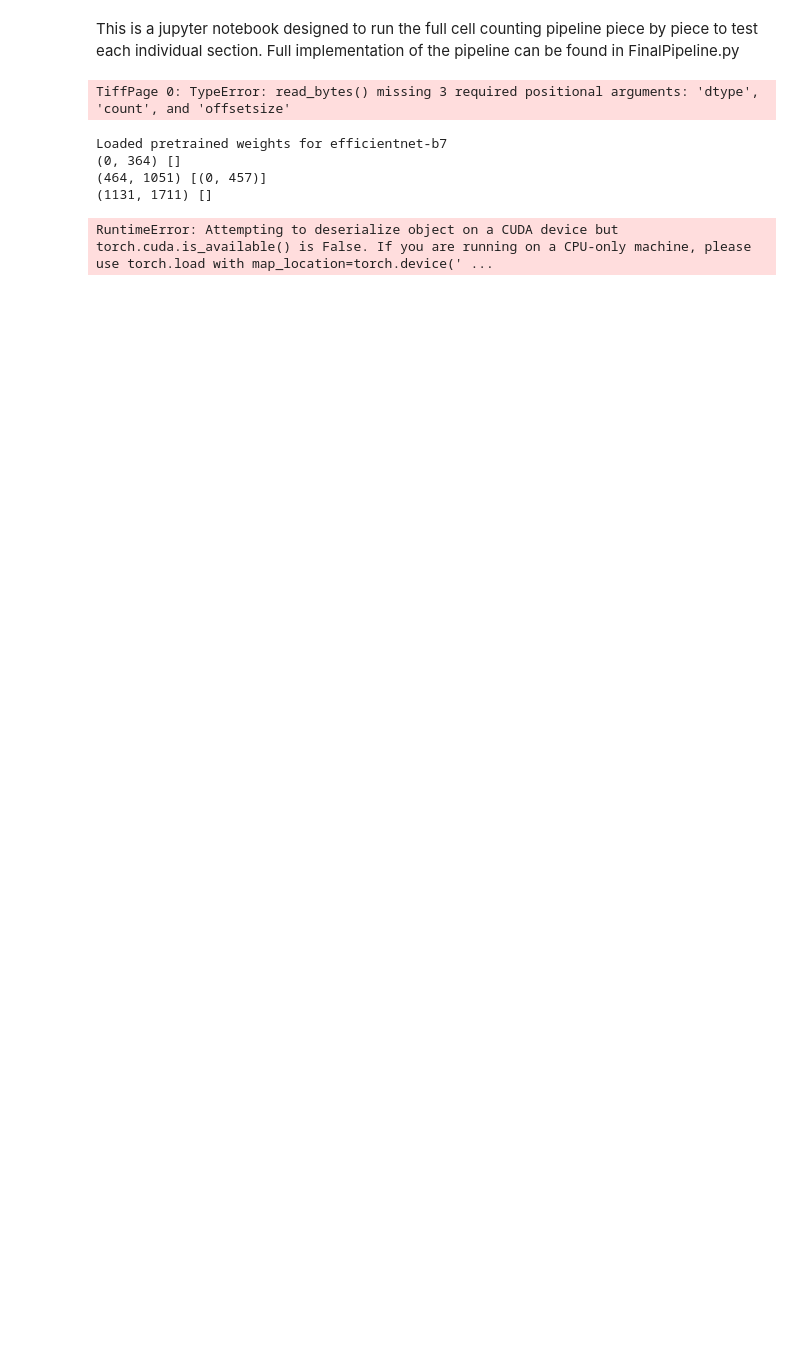
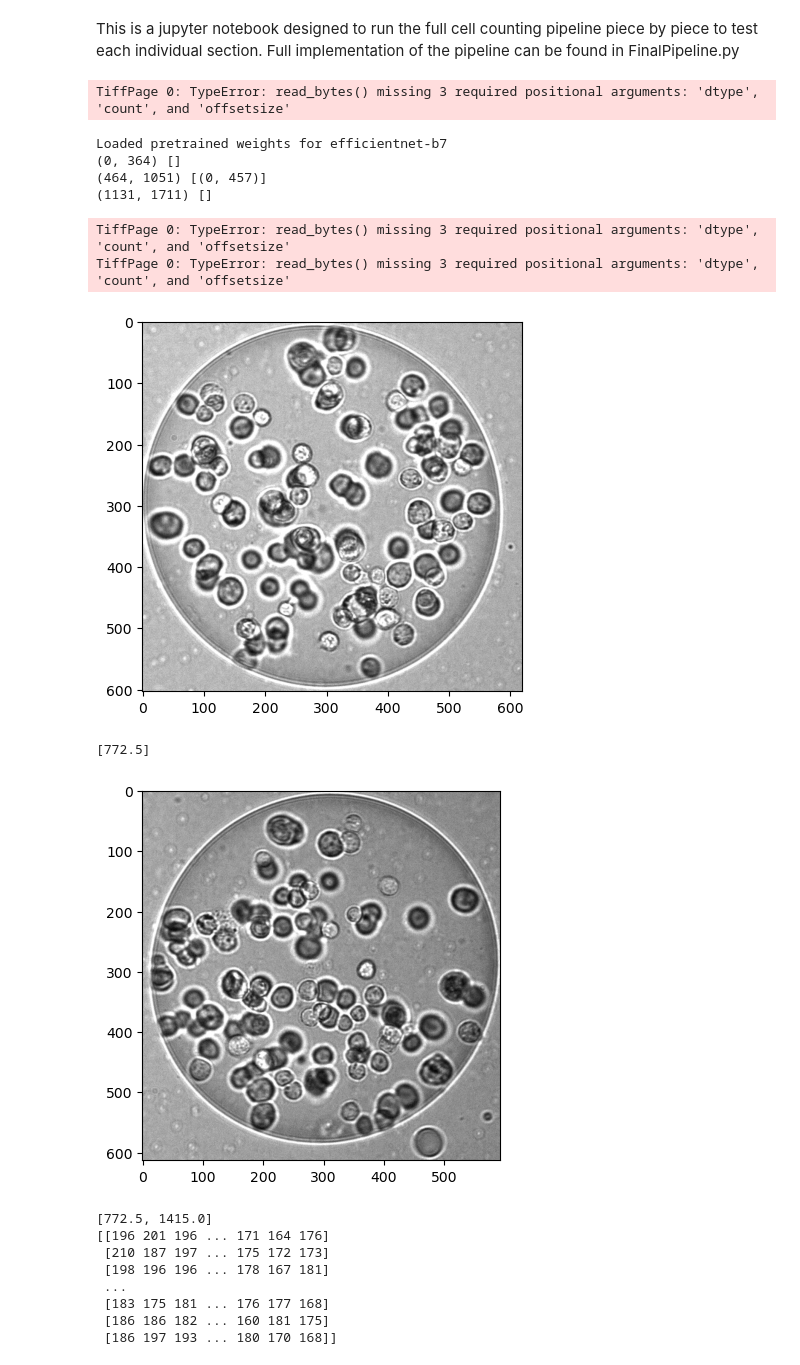
Before and after one commit to Turlagh/Cell-detection-and-counting-Algorithms, a Jupyter notebook: Pipeline/FinalPipeline.ipynb, the cells around one changed output. Saved outputs shown, nothing was run; the diff lists cells and outputs as text; code cells hidden in the pictures; blank space fills up the shorter version.

```diff
--- a/Pipeline/FinalPipeline.ipynb
+++ b/Pipeline/FinalPipeline.ipynb
@@ -444,10 +444,10 @@ NN.classifier = mlp
 class ImageProcessor:
     def __init__(self, model_path='../Data/model_efficientNetB7.pt'):
         # Load the cell count model
-        self.segmentation_and_regression_model = NN
-        state_dict = torch.load(model_path)
-        self.segmentation_and_regression_model.load_state_dict(state_dict)
-        self.segmentation_and_regression_model.eval()
+        #self.segmentation_and_regression_model = NN
+        #state_dict = torch.load(model_path)
+        #self.segmentation_and_regression_model.load_state_dict(state_dict)
+        #self.segmentation_and_regression_model.eval()
 
         self.transform = transforms.Compose([
             transforms.ToPILImage(),
@@ -467,15 +467,16 @@ class ImageProcessor:
 
         # Iterate over slices and pass through the pretrained neural network
         for i, slice in enumerate(droplet_segments):
+            #droplet_segment = cv2.resize(slice, (128,128), interpolation = cv2.INTER_LINEAR)
+            #droplet_segment_tensor = torch.from_numpy(droplet_segment)
             print(slice)
-            droplet_segment = cv2.resize(slice, (128,128), interpolation = cv2.INTER_LINEAR)
-            droplet_segment_tensor = torch.from_numpy(droplet_segment)
 
             with torch.no_grad():
-                output_cell_count = self.segmentation_and_regression_model(droplet_segment_tensor)
+                #output_cell_count = self.segmentation_and_regression_model(droplet_segment_tensor)
 
             # Extract ouput
-            cell_count = torch.sum(output_cell_count).item()
+            #cell_count = torch.sum(output_cell_count).item()
+                cell_count = 0
 
             # Append results to the list
             results.append({"x_coordinate": x_coordinates[i], "cell_count": cell_count})
@@ -485,7 +486,7 @@ class ImageProcessor:
     def identify_droplet_segments(self, image):
 
         # 1. Convert the image to greyscale
-        grey_image = np.dot(image[..., :3], [0.299, 0.587, 0.114])
+        grey_image = image[:,:,1]
 
         # 2. Apply filtering
         sobel_filtered_image = self.sobel_filter(grey_image)
@@ -502,6 +503,8 @@ class ImageProcessor:
             original_segment = grey_image[coordinates_y[0][0]:coordinates_y[0][1],segment_x[0]:segment_x[1]]
             original_segment = original_segment.astype(int)
             self.visualize_image(original_segment)
+            mean_x_value.append(np.mean(segment_x))
+            print(mean_x_value)
             image_segments.append(original_segment)
 
         return image_segments, mean_x_value
@@ -576,31 +579,44 @@ class ImageProcessor:
                 # Check if the segment length is within the desired range
                 if min_segment_length <= segment_length <= max_segment_length:
                     segments.append((start_index, end_index))
 
         # Extract slices based on the identified positions
         coordinates_y = [(start, end) for start, end in segments]
 
         return coordinates_y
 
 
 # Example usage:
 if __name__ == "__main__":
     inputPath = ""
     outputPath = ""
     DropletPositions = []
     CellCounts = []
 
     # TO ADD: for loop here, looping through each file in inputPath
     image_path = "../Data/Input/15.tif"
+    tif_example = tifffile.imread(image_path)
     image_processor = ImageProcessor()
     results = image_processor.process_image(image_path)
 
     # Append results to Droplet Positions and Cell Counts
     for result in results:
         DropletPositions.append(result["x_coordinate"])
         CellCounts.append(result["cell_count"])
 
 
     # After: Create a json file from DropletPositions and Cell Counts, Sequence
 # %% [output]
-RuntimeError: Attempting to deserialize object on a CUDA device but torch.cuda.is_available() is False. If you are running on a CPU-only machine, please use torch.load with map_location=torch.device(' ...
+TiffPage 0: TypeError: read_bytes() missing 3 required positional arguments: 'dtype', 'count', and 'offsetsize'
+TiffPage 0: TypeError: read_bytes() missing 3 required positional arguments: 'dtype', 'count', and 'offsetsize'
+[figure, added]
+[772.5]
+[figure, added]
+[772.5, 1415.0]
+[[196 201 196 ... 171 164 176]
+ [210 187 197 ... 175 172 173]
+ [198 196 196 ... 178 167 181]
+ ...
+ [183 175 181 ... 176 177 168]
+ [186 186 182 ... 160 181 175]
+ [186 197 193 ... 180 170 168]]
```
Also changed, not shown: 6 other files.
